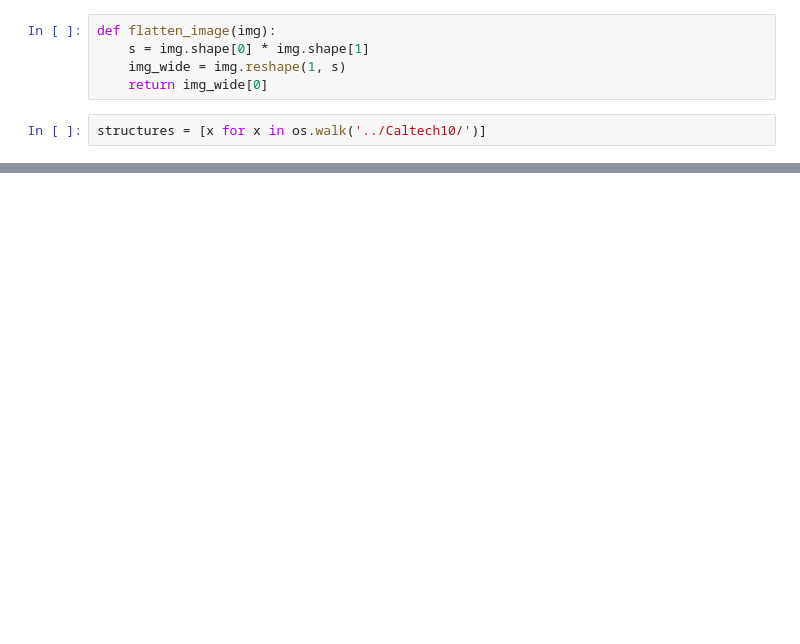
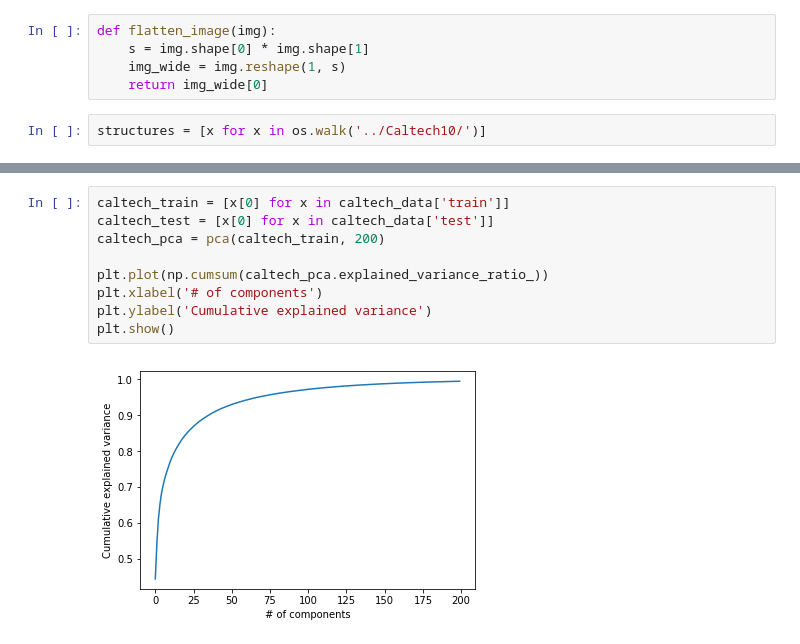
Before and after one commit to HuyTu7/image_recognition, a Jupyter notebook: src/img_preprocessing.ipynb, the cells around one changed output, grey strips where cells are left out. Cells and saved outputs as stored; diff of their text form; blank space fills up the shorter version.

```diff
--- a/src/img_preprocessing.ipynb
+++ b/src/img_preprocessing.ipynb
@@ -94,0 +142,11 @@ To change this limit, set the config variable
+# %%
+caltech_train = [x[0] for x in caltech_data['train']]
+caltech_test = [x[0] for x in caltech_data['test']]
+caltech_pca = pca(caltech_train, 200)
+
+plt.plot(np.cumsum(caltech_pca.explained_variance_ratio_))
+plt.xlabel('# of components')
+plt.ylabel('Cumulative explained variance')
+plt.show()
+# %% [output]
+[figure, added]
```
Also changed, not shown: parts of 17 cells of this notebook.
